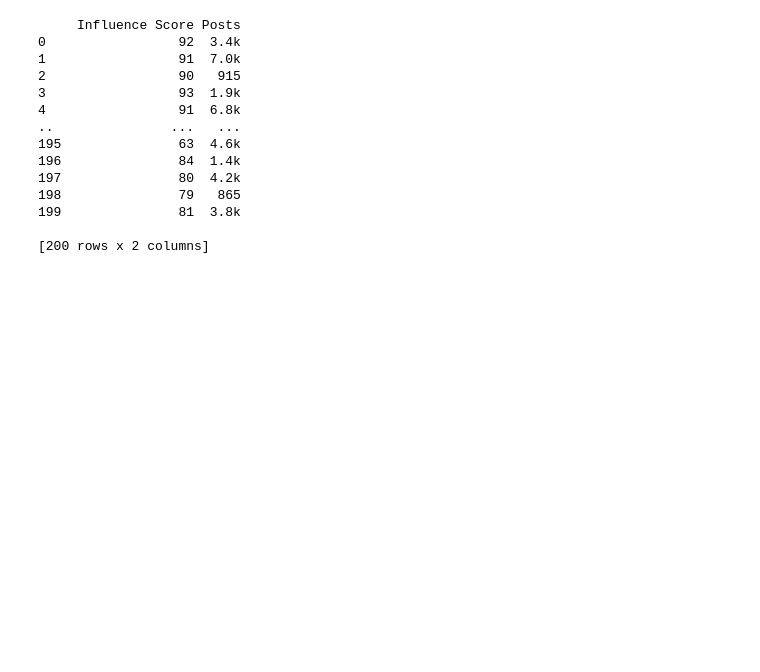
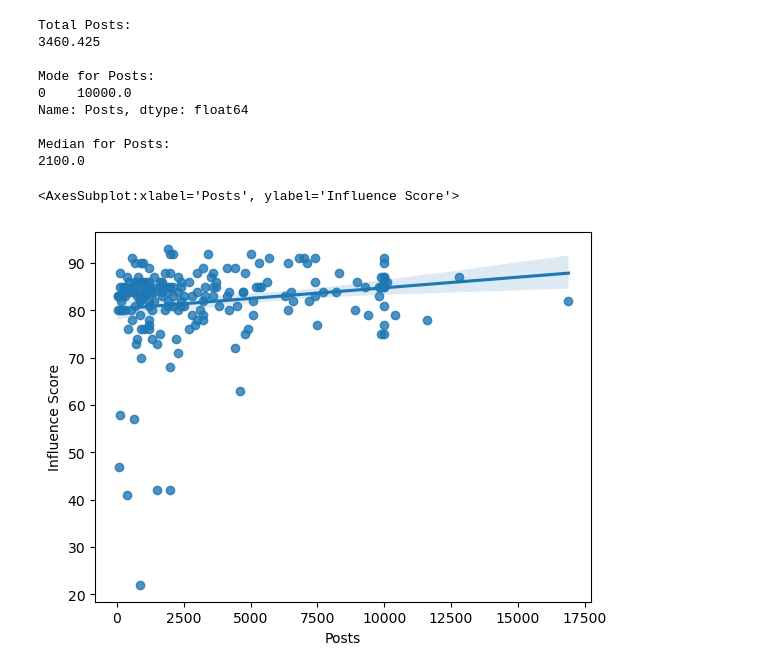
Before and after one commit to adriancabalo/CCIC_DS1, a Jupyter notebook: DS1 Influencer Project.ipynb, the cells around one changed output. Cells and saved outputs as stored; diff of their text form; code cells hidden in the pictures; blank space fills up the shorter version.

```diff
--- a/DS1 Influencer Project.ipynb
+++ b/DS1 Influencer Project.ipynb
@@ -107,21 +147,32 @@ print(q3)
 # %%
 #number of posts an influencer has made and their influence score?
 
 q4 = df.drop(labels = ['Rank','Channel Info', 'Followers','Total Likes','60-Day Eng Rate','New Post Avg. Likes','Avg. Likes','Country Or Region'],axis=1)
 
-print(q4)
+mapping = dict(k='E3', m='E6', b='E9')
+
+q4['Posts'] = pd.to_numeric(q4['Posts'].replace(mapping, regex=True))
+
+
+print("Total Posts: ")
+print(q4['Posts'].mean(), "\n")
+print("Mode for Posts: ")
+print(q4['Posts'].mode(),"\n")
+print("Median for Posts: ")
+print(q4['Posts'].median(),"\n\n\n")
+
+sns.regplot(x = 'Posts', y = 'Influence Score', data = q4)
+
+# print(q4)
 # %% [output]
-     Influence Score Posts
-0                 92  3.4k
-1                 91  7.0k
-2                 90   915
-3                 93  1.9k
-4                 91  6.8k
-..               ...   ...
-195               63  4.6k
-196               84  1.4k
-197               80  4.2k
-198               79   865
-199               81  3.8k
+Total Posts:
+3460.425
 
-[200 rows x 2 columns]
+Mode for Posts:
+0    10000.0
+Name: Posts, dtype: float64
+
+Median for Posts:
+2100.0
+<AxesSubplot:xlabel='Posts', ylabel='Influence Score'>
+[figure, added]
```
Also changed, not shown: parts of 5 cells of this notebook.
